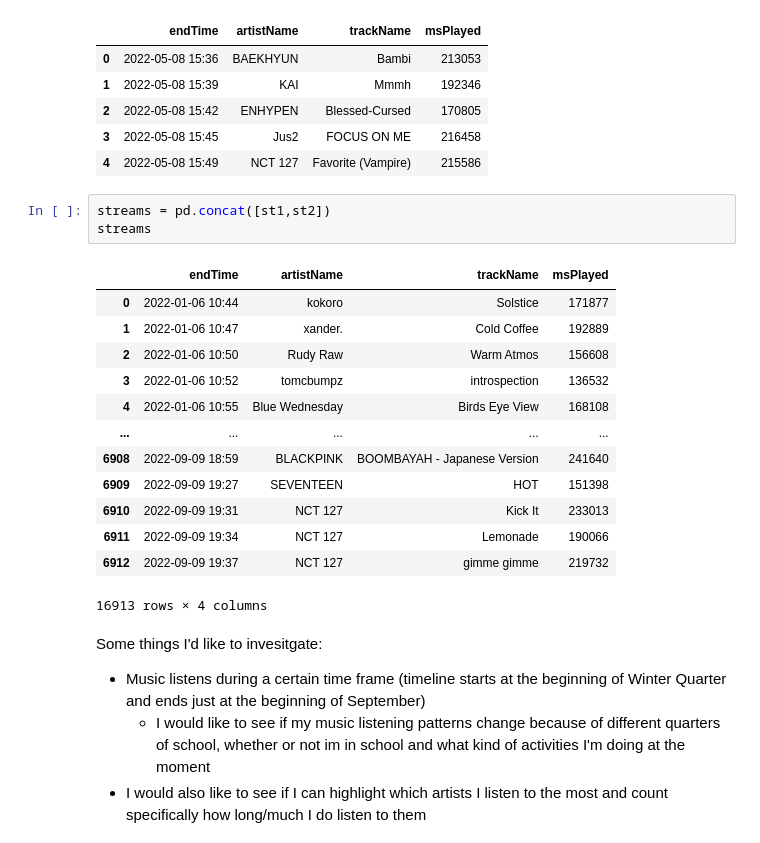
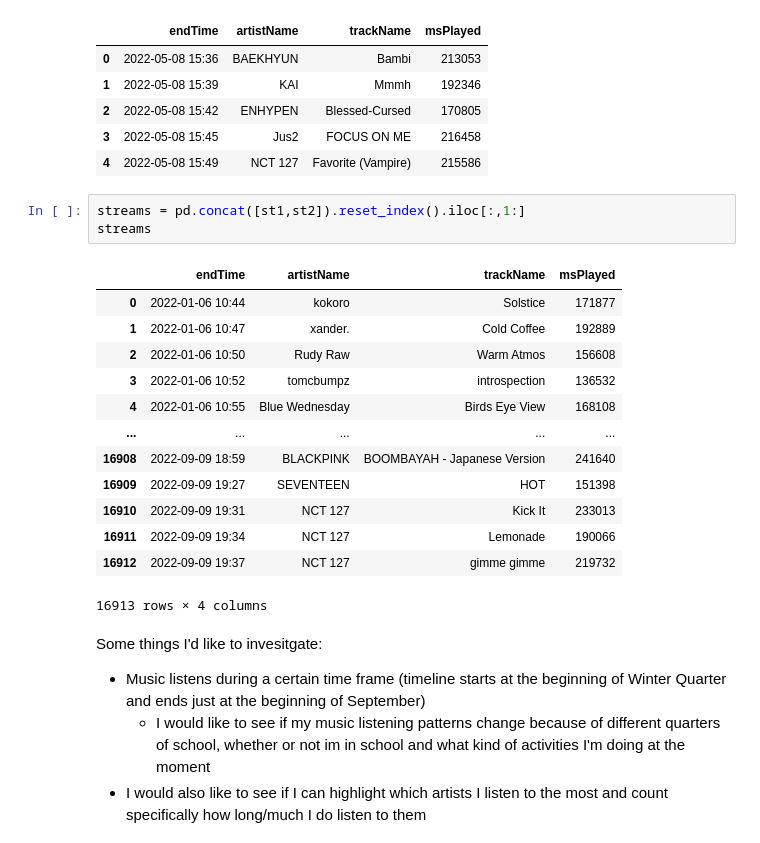
Before and after one commit to alyssakeehan/MyData, a Jupyter notebook: exploration.ipynb, the cells around one changed output. Cells and saved outputs as stored; diff of their text form.

```diff
--- a/exploration.ipynb
+++ b/exploration.ipynb
@@ -25,21 +26,21 @@ st2.head()
 | 3 | 2022-05-08 15:45 | Jus2 | FOCUS ON ME | 216458 |
 | 4 | 2022-05-08 15:49 | NCT 127 | Favorite (Vampire) | 215586 |
 # %%
-streams = pd.concat([st1,st2])
+streams = pd.concat([st1,st2]).reset_index().iloc[:,1:]
 streams
 # %% [output]
 |  | endTime | artistName | trackName | msPlayed |
 | 0 | 2022-01-06 10:44 | kokoro | Solstice | 171877 |
 | 1 | 2022-01-06 10:47 | xander. | Cold Coffee | 192889 |
 | 2 | 2022-01-06 10:50 | Rudy Raw | Warm Atmos | 156608 |
 | 3 | 2022-01-06 10:52 | tomcbumpz | introspection | 136532 |
 | 4 | 2022-01-06 10:55 | Blue Wednesday | Birds Eye View | 168108 |
 | ... | ... | ... | ... | ... |
-| 6908 | 2022-09-09 18:59 | BLACKPINK | BOOMBAYAH - Japanese Version | 241640 |
-| 6909 | 2022-09-09 19:27 | SEVENTEEN | HOT | 151398 |
-| 6910 | 2022-09-09 19:31 | NCT 127 | Kick It | 233013 |
-| 6911 | 2022-09-09 19:34 | NCT 127 | Lemonade | 190066 |
-| 6912 | 2022-09-09 19:37 | NCT 127 | gimme gimme | 219732 |
+| 16908 | 2022-09-09 18:59 | BLACKPINK | BOOMBAYAH - Japanese Version | 241640 |
+| 16909 | 2022-09-09 19:27 | SEVENTEEN | HOT | 151398 |
+| 16910 | 2022-09-09 19:31 | NCT 127 | Kick It | 233013 |
+| 16911 | 2022-09-09 19:34 | NCT 127 | Lemonade | 190066 |
+| 16912 | 2022-09-09 19:37 | NCT 127 | gimme gimme | 219732 |
 16913 rows × 4 columns
 # %% [markdown]
 Some things I'd like to invesitgate:
```
Also changed, not shown: parts of 18 cells of this notebook.
